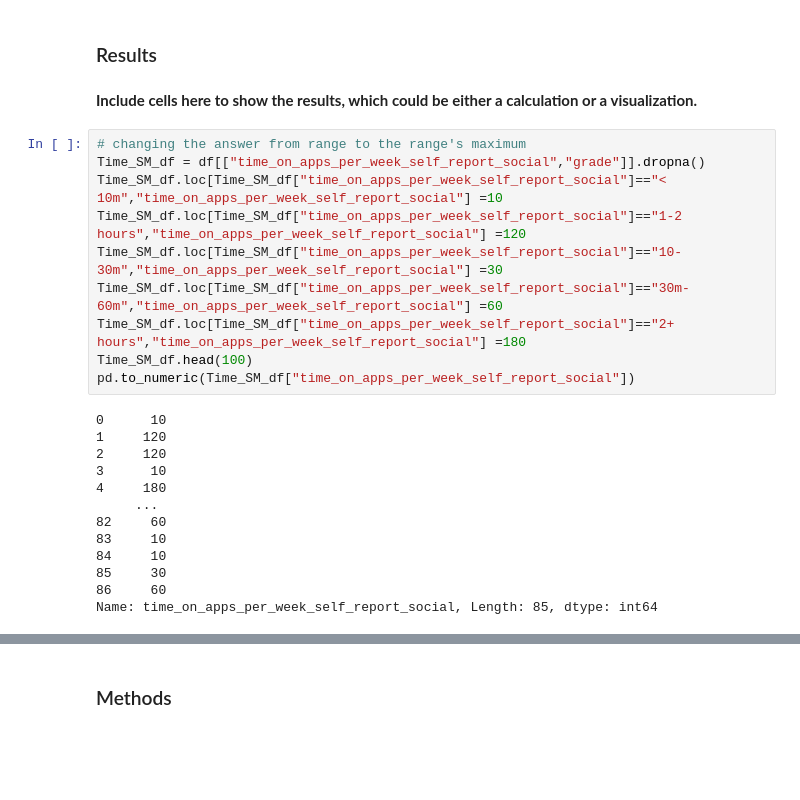
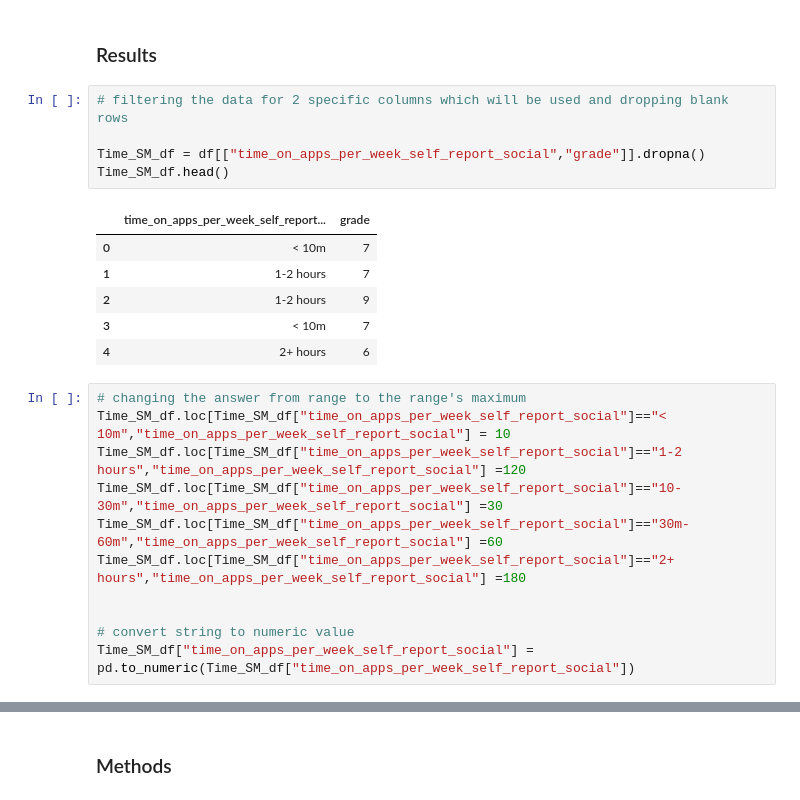
Before and after one commit to the-isf-academy/project-data-science-example, a Jupyter notebook: project.ipynb, the cells around one changed output, grey strips where cells are left out. Cells and saved outputs as stored; diff of their text form; blank space fills up the shorter version.

```diff
--- a/project.ipynb
+++ b/project.ipynb
@@ -88,30 +66,28 @@ I will be using the scatter plot function in the matplotlib to help me find the
 The two data frame which I will be using are grade level and average time spent of social media. To reorganzie the data, I will use the df function which was set from (df = pd.read_csv('data/tech_use_survey_responses_cleaned.csv')) to locate the specific columns which I will be using. After that I specified the data frame to Time_SM_df then used a series of code (eg: Time_SM_df.loc[Time_SM_df["time_on_apps_per_week_self_report_social"]=="2+ hours","time_on_apps_per_week_self_report_social"] =180  ) to change the value of time spent on social media the range's max, This allowed me to use/graph the data which also helped to create a trend line.
 # %% [markdown]
 ### Results
-# %% [markdown]
-**Include cells here to show the results, which could be either a calculation or a visualization.**
+# %%
+# filtering the data for 2 specific columns which will be used and dropping blank rows
+
+Time_SM_df = df[["time_on_apps_per_week_self_report_social","grade"]].dropna()
+Time_SM_df.head()
+# %% [output]
+|  | time_on_apps_per_week_self_report... | grade |
+| 0 | < 10m | 7 |
+| 1 | 1-2 hours | 7 |
+| 2 | 1-2 hours | 9 |
+| 3 | < 10m | 7 |
+| 4 | 2+ hours | 6 |
 # %%
 # changing the answer from range to the range's maximum
-Time_SM_df = df[["time_on_apps_per_week_self_report_social","grade"]].dropna()
-Time_SM_df.loc[Time_SM_df["time_on_apps_per_week_self_report_social"]=="< 10m","time_on_apps_per_week_self_report_social"] =10
+Time_SM_df.loc[Time_SM_df["time_on_apps_per_week_self_report_social"]=="< 10m","time_on_apps_per_week_self_report_social"] = 10
 Time_SM_df.loc[Time_SM_df["time_on_apps_per_week_self_report_social"]=="1-2 hours","time_on_apps_per_week_self_report_social"] =120
 Time_SM_df.loc[Time_SM_df["time_on_apps_per_week_self_report_social"]=="10-30m","time_on_apps_per_week_self_report_social"] =30
 Time_SM_df.loc[Time_SM_df["time_on_apps_per_week_self_report_social"]=="30m-60m","time_on_apps_per_week_self_report_social"] =60
 Time_SM_df.loc[Time_SM_df["time_on_apps_per_week_self_report_social"]=="2+ hours","time_on_apps_per_week_self_report_social"] =180
-Time_SM_df.head(100)
-pd.to_numeric(Time_SM_df["time_on_apps_per_week_self_report_social"])
+
+
+# convert string to numeric value
+Time_SM_df["time_on_apps_per_week_self_report_social"] = pd.to_numeric(Time_SM_df["time_on_apps_per_week_self_report_social"])
-# %% [output]
-0      10
-1     120
-2     120
-3      10
-4     180
-     ...
-82     60
-83     10
-84     10
-85     30
-86     60
-Name: time_on_apps_per_week_self_report_social, Length: 85, dtype: int64
 # %%
 # Code to create the scatter graph along with the trend line
```
Also changed, not shown: parts of 23 cells of this notebook, 4 other files.
